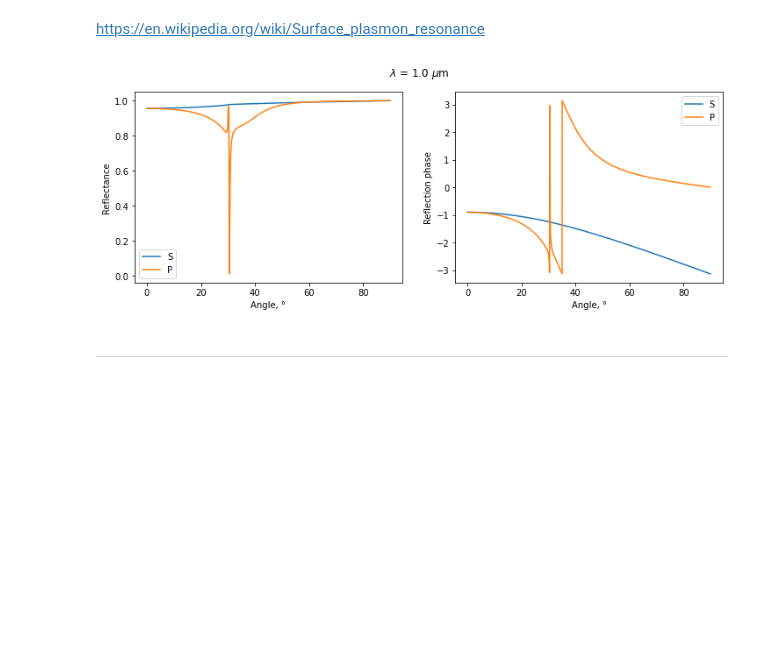
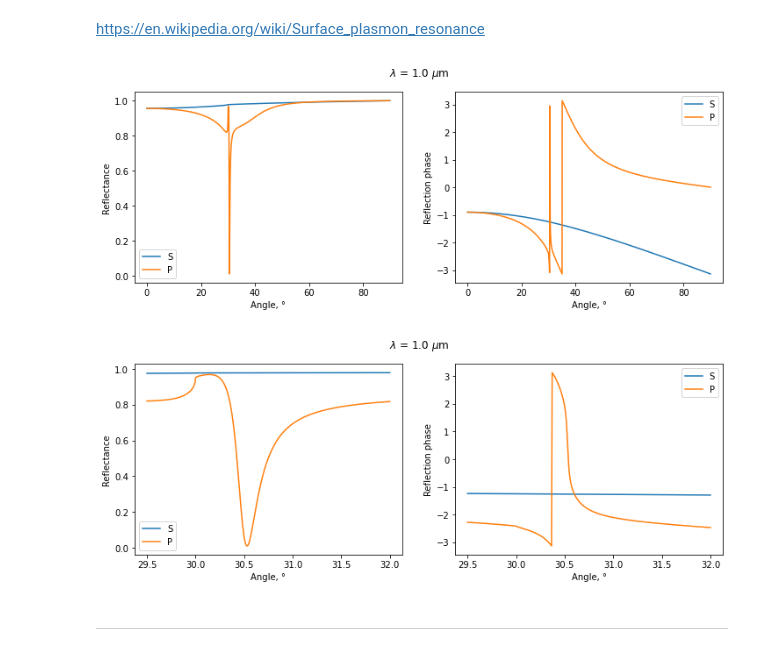
Before and after one commit to Alhkad/transfer_matrix, a Jupyter notebook: demo/transfer_matrix.ipynb, the cells around one changed output. Drawn from its saved outputs; the diff is of its cells as text; code cells hidden in the pictures; blank space fills up the shorter version.

Commit message:
improved visualization of SRP

```diff
--- a/demo/transfer_matrix.ipynb
+++ b/demo/transfer_matrix.ipynb
@@ -19,11 +19,12 @@ sorted(listdir('structures'))
 # %% [markdown]
 #### Fixed wavelength
 # %%
-def plot_predictions_fixed_wavelength(model, lambd=1., polarizations='SP', N_points=400):
+def plot_predictions_fixed_wavelength(model, lambd=1., polarizations='SP',
+                                      angle_min=0, angle_max=89.9, N_points=400):
     fig, (ax1, ax2) = plt.subplots(1, 2, figsize=(12, 4))
     for polarization in polarizations:
         angles, reflection_coefs = model.get_reflection_coefs_fixed_wavelength(lambd, polarization,
-                                                                               N_points=N_points)
+                                                             angle_min, angle_max, N_points)
         ax1.plot(angles, np.square(np.abs(reflection_coefs)), label='{}'.format(polarization))
         ax2.plot(angles, np.angle(reflection_coefs), label='{}'.format(polarization))
 
@@ -36,6 +37,7 @@ def plot_predictions_fixed_wavelength(model, lambd=1., polarizations='SP', N_poi
     ax2.set_xlabel('Angle, °')
     ax2.set_ylabel('Reflection phase')
     ax2.legend()
+    plt.show()
 # %% [markdown]
 https://en.wikipedia.org/wiki/Fresnel_equations
 # %%
@@ -48,8 +50,10 @@ https://en.wikipedia.org/wiki/Surface_plasmon_resonance
 # %%
 model = LayeredStructure('structures/surface_plasmon_resonance_gold.txt')
 plot_predictions_fixed_wavelength(model, lambd=1., polarizations='SP', N_points=2000)
+plot_predictions_fixed_wavelength(model, lambd=1., polarizations='SP', angle_min=29.5, angle_max=32)
 # %% [output]
 [figure]
+[figure, added]
 # %% [markdown]
 ---
 # %%
```
Also changed, not shown: parts of 2 cells of this notebook.
